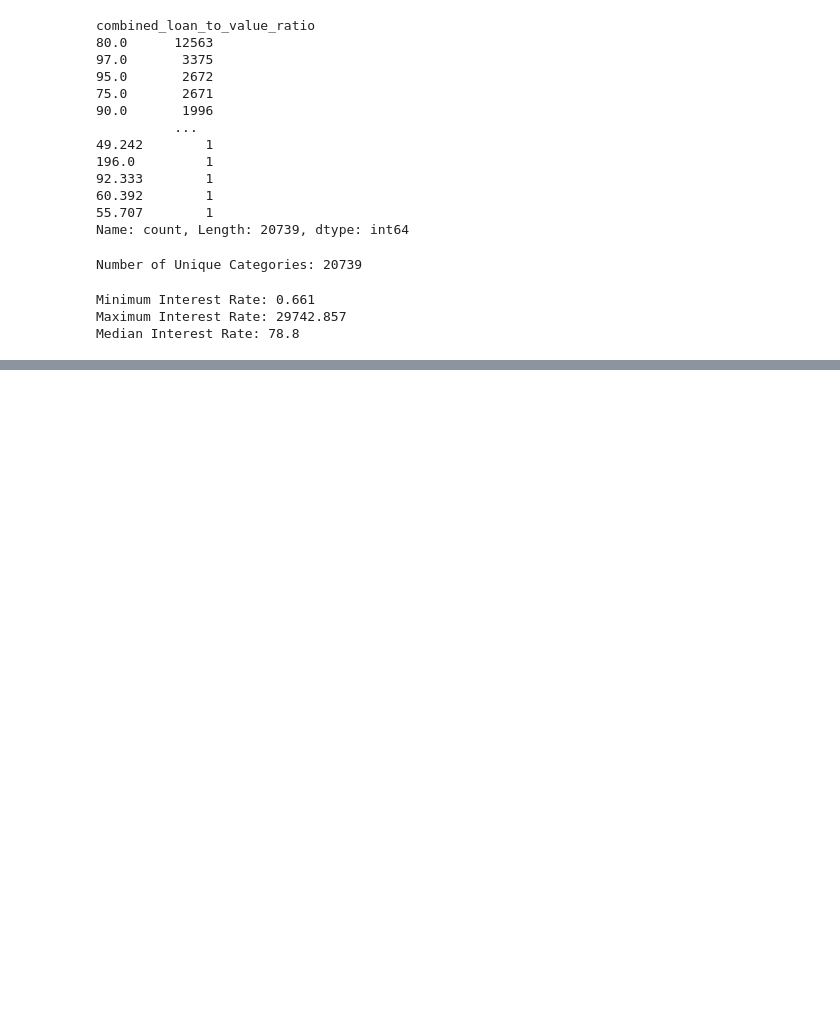
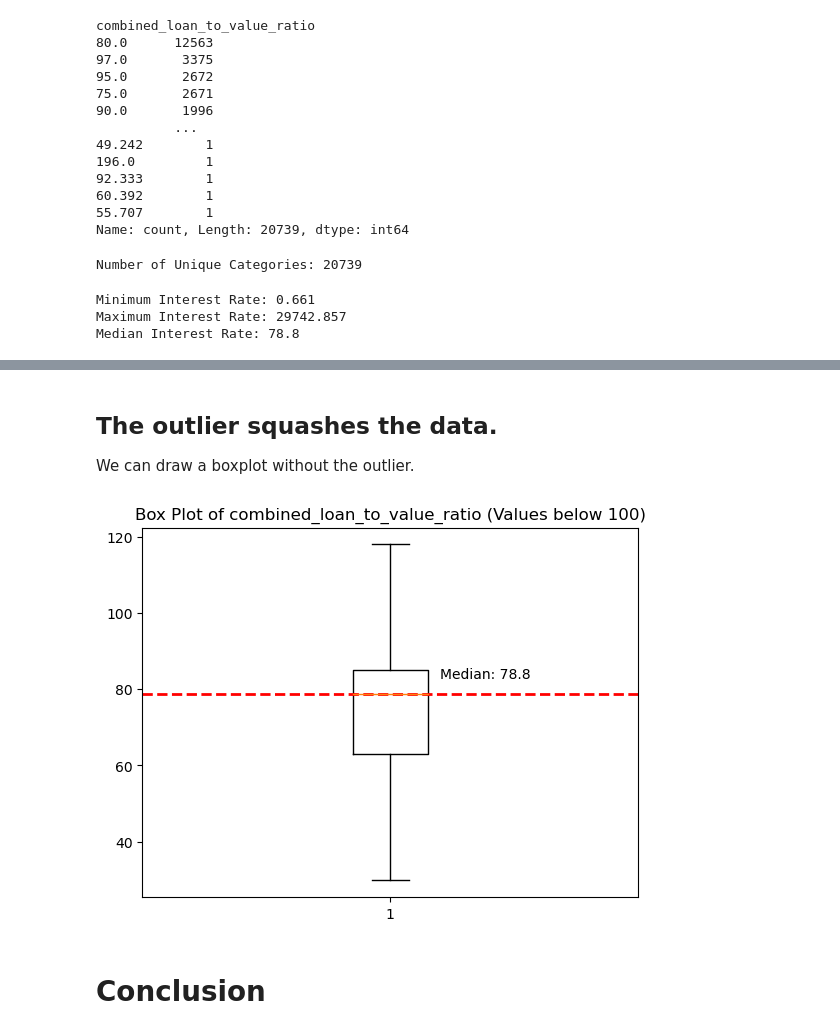
Before and after one commit to aschera/credit_risk_predictor, a Jupyter notebook: notebooks/Christinas/EDA_stepwise/6_combined_loan_to_value_ratio.ipynb, the cells around one changed output, grey strips where cells are left out. Cells and saved outputs as stored; diff of their text form; code cells hidden in the pictures; blank space fills up the shorter version.

```diff
--- a/notebooks/Christinas/EDA_stepwise/6_combined_loan_to_value_ratio.ipynb
+++ b/notebooks/Christinas/EDA_stepwise/6_combined_loan_to_value_ratio.ipynb
@@ -81,0 +121,22 @@ Median Interest Rate: 78.8
+# %% [markdown]
+## The outlier squashes the data.
+We can draw a boxplot without the outlier.
+# %%
+# Create a box plot of the 'combined_loan_to_value_ratio' column
+plt.boxplot(df1['combined_loan_to_value_ratio'], showfliers=False)  # Exclude outliers
+plt.title('Box Plot of combined_loan_to_value_ratio (Values below 100)')
+
+# Calculate the median value
+median_value = df1['combined_loan_to_value_ratio'].median()
+
+# Add a median line
+plt.axhline(median_value, color='r', linestyle='dashed', linewidth=2)
+
+# Add text with the median value 5 pixels above the line
+plt.text(1.1, median_value + 5, f'Median: {median_value}', va='center')
+
+plt.show()
+# %% [output]
+[figure, added]
+# %% [markdown]
+# Conclusion
```
Also changed, not shown: parts of 11 cells of this notebook.
